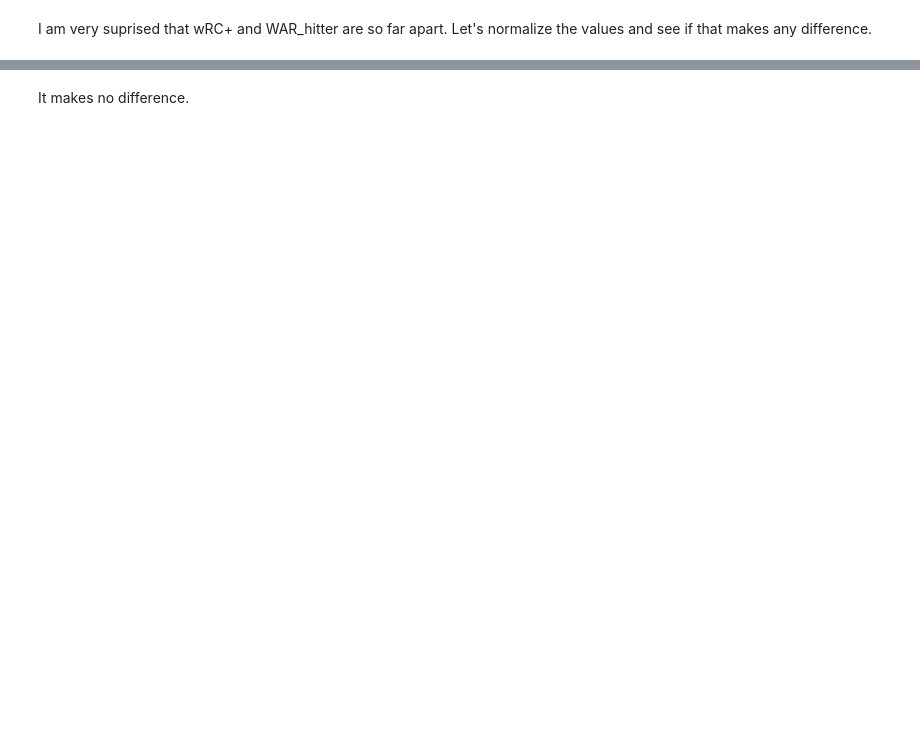
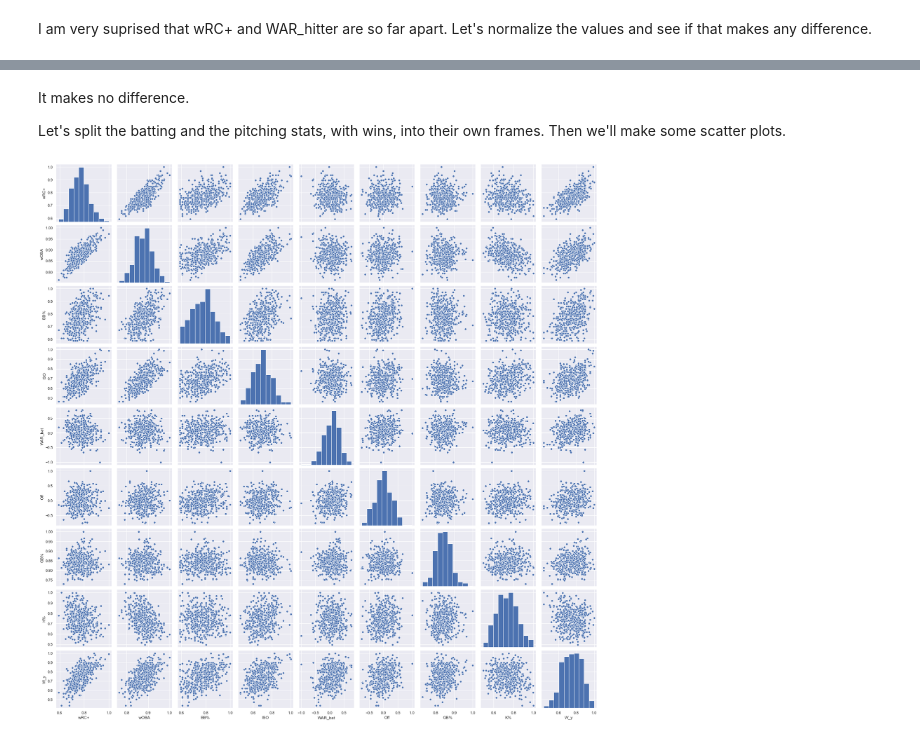
Before and after one commit to bgunn34/BaseballBot, a Jupyter notebook: Team_Stats_Analysis.ipynb, the cells around one changed output, grey strips where cells are left out. Cells and saved outputs as stored; diff of their text form; code cells hidden in the pictures; blank space fills up the shorter version.

```diff
--- a/Team_Stats_Analysis.ipynb
+++ b/Team_Stats_Analysis.ipynb
@@ -102,3 +139,15 @@ W_y            1.000000
 Name: W_y, dtype: float64
-# %% [markdown]
-It makes no difference.
+# %% [markdown]
+It makes no difference.
+
+Let's split the batting and the pitching stats, with wins, into their own frames. Then we'll make some scatter plots.
+# %%
+df_pitch = df_scaled.loc[:,['ERA','FIP','xFIP','BB/9','HR/9','HR/FB','K/9','SO','SV','LOB%','WAR_pitch','Def','W_y']]
+df_bat = df_scaled.loc[:,['wRC+','wOBA','BB%','ISO','WAR_bat','Off','GB%','K%','W_y']]
+# %%
+#scatterplot
+sns.set()
+sns.pairplot(df_bat, height = 2.5)
+plt.show();
+# %% [output]
+[figure, added]
```
Also changed, not shown: parts of 9 cells of this notebook.
